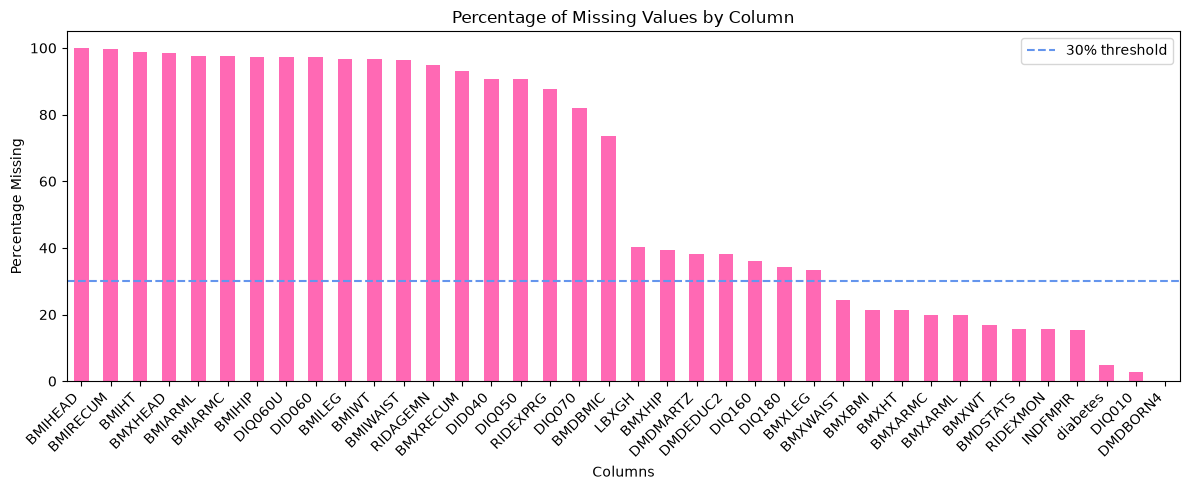
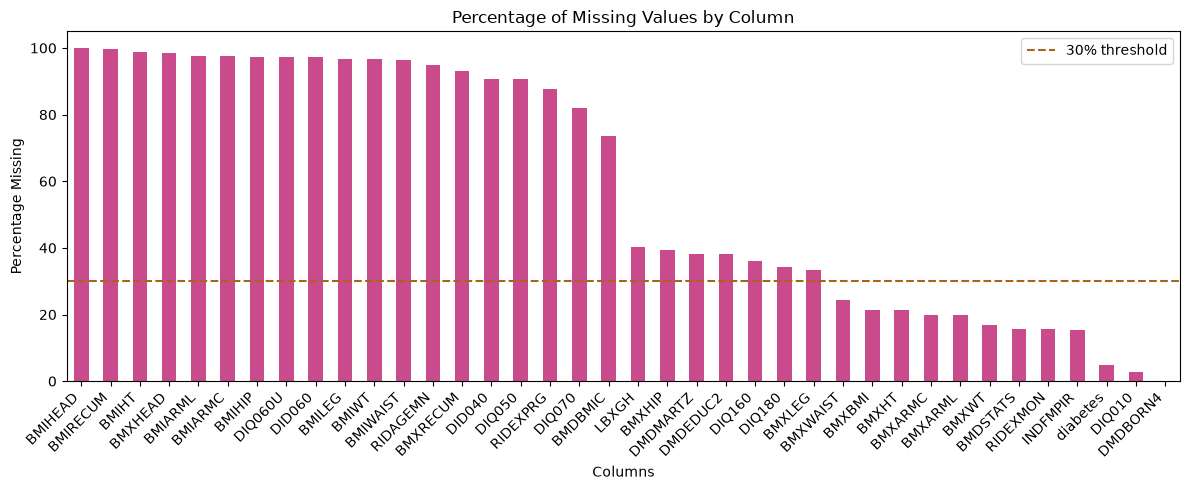
The change to this notebook cell's code, shown as a diff; its figure went from the first image to the second:
--- before
+++ after
@@ -1,6 +1,6 @@
 fig, ax = plt.subplots(figsize=(12, 5))
 cols_with_missing = missingness[missingness > 0]
-cols_with_missing.plot(kind='bar', ax=ax, color='hotpink')
-ax.axhline(y = 30, color='cornflowerblue', linestyle="--", label='30% threshold')
+cols_with_missing.plot(kind='bar', ax=ax, color=PALETTE[1])
+ax.axhline(y = 30, color=PALETTE[3], linestyle="--", label='30% threshold')
 ax.set_title('Percentage of Missing Values by Column')
 ax.set_ylabel('Percentage Missing')

Commit: Added a colour palette